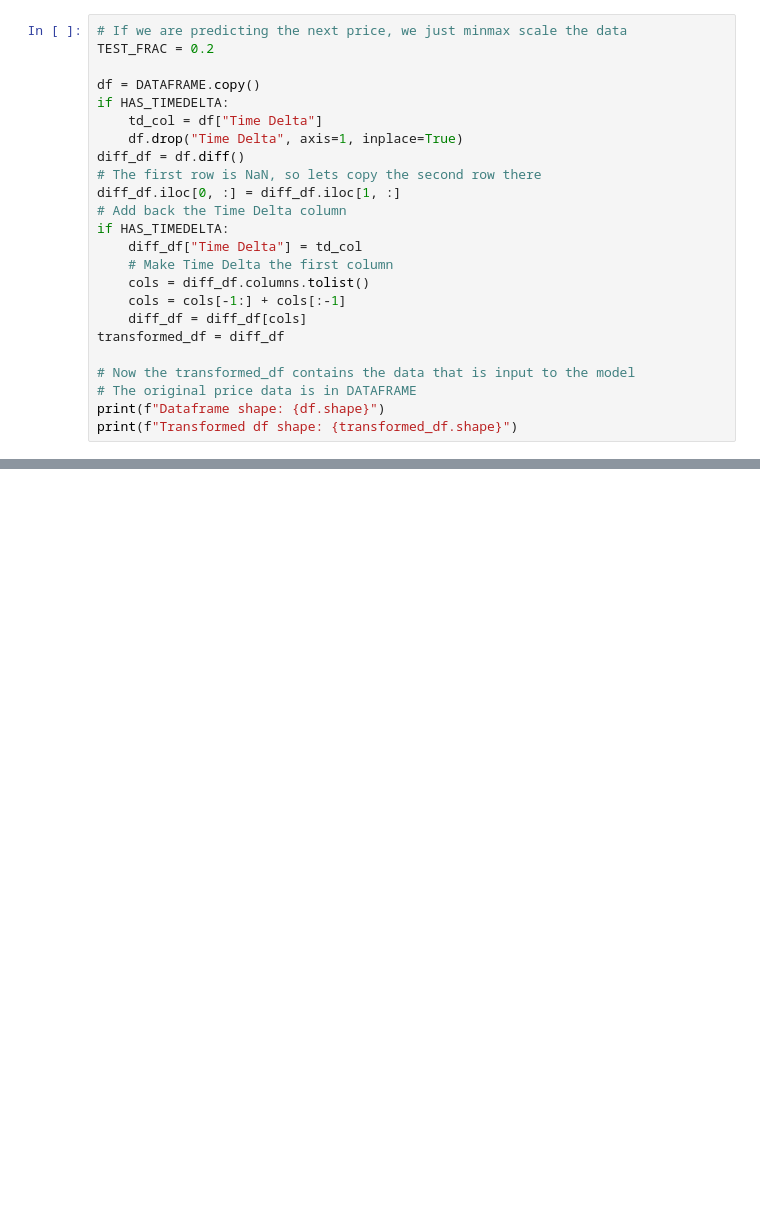
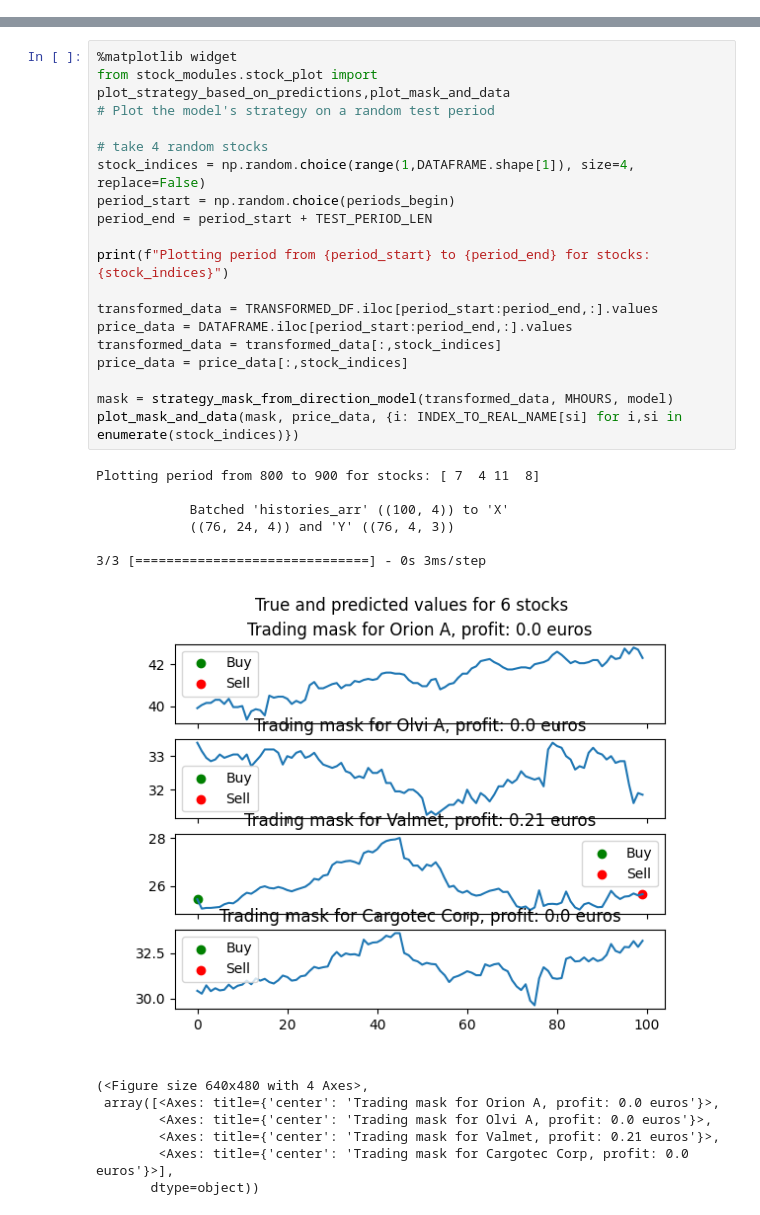
Before and after one commit to ilmari99/stonk-prediction, a Jupyter notebook: stock_predictions.ipynb, the cells around one changed output, grey strips where cells are left out. Drawn from its saved outputs; the diff is of its cells as text; blank space fills up the shorter version.

```diff
--- a/stock_predictions.ipynb
+++ b/stock_predictions.ipynb
@@ -108,24 +121,0 @@ plt.show()
-# %%
-# If we are predicting the next price, we just minmax scale the data
-TEST_FRAC = 0.2
-
-df = DATAFRAME.copy()
-if HAS_TIMEDELTA:
-    td_col = df["Time Delta"]
-    df.drop("Time Delta", axis=1, inplace=True)
-diff_df = df.diff()
-# The first row is NaN, so lets copy the second row there
-diff_df.iloc[0, :] = diff_df.iloc[1, :]
-# Add back the Time Delta column
-if HAS_TIMEDELTA:
-    diff_df["Time Delta"] = td_col
-    # Make Time Delta the first column
-    cols = diff_df.columns.tolist()
-    cols = cols[-1:] + cols[:-1]
-    diff_df = diff_df[cols]
-transformed_df = diff_df
-
-# Now the transformed_df contains the data that is input to the model
-# The original price data is in DATAFRAME
-print(f"Dataframe shape: {df.shape}")
-print(f"Transformed df shape: {transformed_df.shape}")
@@ -467,0 +612,33 @@ plot_mask_and_data(part_mask, part_price, ind_conversion)
+# %%
+%matplotlib widget
+from stock_modules.stock_plot import plot_strategy_based_on_predictions,plot_mask_and_data
+# Plot the model's strategy on a random test period
+
+# take 4 random stocks
+stock_indices = np.random.choice(range(1,DATAFRAME.shape[1]), size=4, replace=False)
+period_start = np.random.choice(periods_begin)
+period_end = period_start + TEST_PERIOD_LEN
+
+print(f"Plotting period from {period_start} to {period_end} for stocks: {stock_indices}")
+
+transformed_data = TRANSFORMED_DF.iloc[period_start:period_end,:].values
+price_data = DATAFRAME.iloc[period_start:period_end,:].values
+transformed_data = transformed_data[:,stock_indices]
+price_data = price_data[:,stock_indices]
+
+mask = strategy_mask_from_direction_model(transformed_data, MHOURS, model)
+plot_mask_and_data(mask, price_data, {i: INDEX_TO_REAL_NAME[si] for i,si in enumerate(stock_indices)})
+# %% [output]
+Plotting period from 800 to 900 for stocks: [ 7  4 11  8]
+
+            Batched 'histories_arr' ((100, 4)) to 'X'
+            ((76, 24, 4)) and 'Y' ((76, 4, 3))
+
+3/3 [==============================] - 0s 3ms/step
+[figure, added]
+(<Figure size 640x480 with 4 Axes>,
+ array([<Axes: title={'center': 'Trading mask for Orion A, profit: 0.0 euros'}>,
+        <Axes: title={'center': 'Trading mask for Olvi A, profit: 0.0 euros'}>,
+        <Axes: title={'center': 'Trading mask for Valmet, profit: 0.21 euros'}>,
+        <Axes: title={'center': 'Trading mask for Cargotec Corp, profit: 0.0 euros'}>],
+       dtype=object))
```
Also changed, not shown: parts of 14 cells of this notebook.
